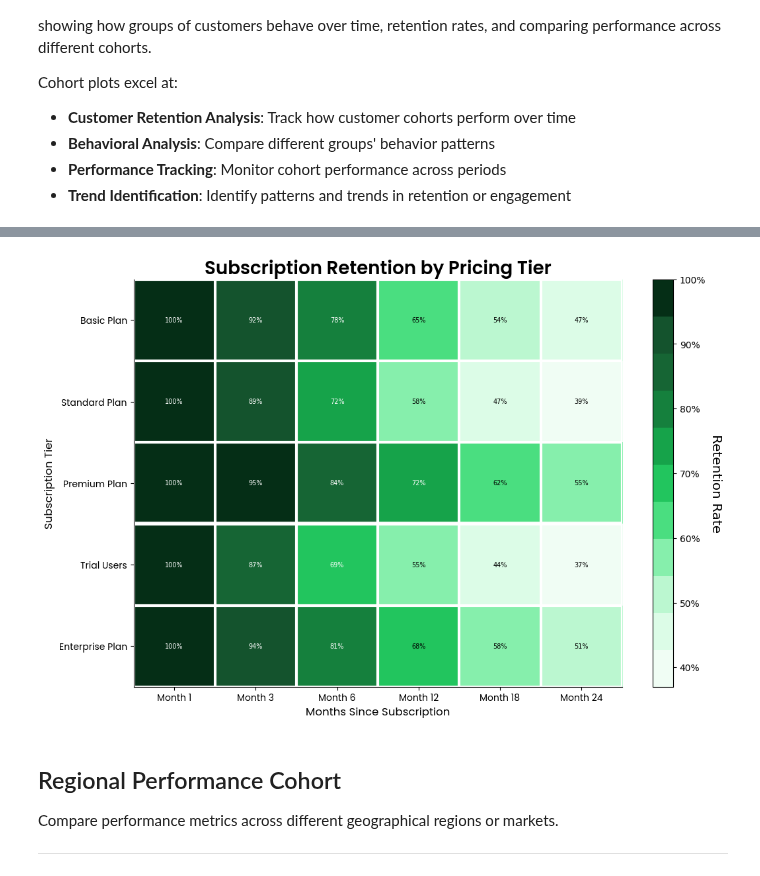
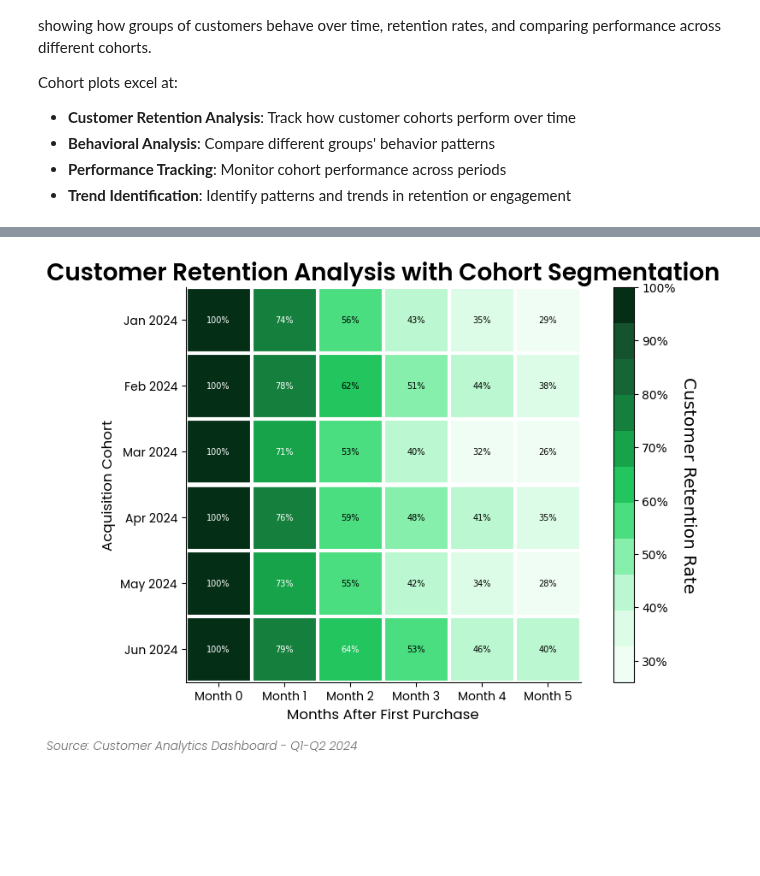
Before and after one commit to Data-Simply/pyretailscience, a Jupyter notebook: docs/gallery/plots/cohort.ipynb, the cells around one changed output, grey strips where cells are left out. Saved outputs shown, nothing was run; the diff lists cells and outputs as text; code cells hidden in the pictures; blank space fills up the shorter version.

```diff
--- a/docs/gallery/plots/cohort.ipynb
+++ b/docs/gallery/plots/cohort.ipynb
@@ -157,34 +89,29 @@ Monitor subscription retention rates across different pricing tiers or plans.
 # %%
-# Create sample subscription retention data
+# Create sample cohort data for advanced styling
 # fmt: off
-subscription_data = pd.DataFrame(
+advanced_data = pd.DataFrame(
     {
-        "Month 1": [1.00, 1.00, 1.00, 1.00, 1.00],
-        "Month 3": [0.92, 0.89, 0.95, 0.87, 0.94],
-        "Month 6": [0.78, 0.72, 0.84, 0.69, 0.81],
-        "Month 12": [0.65, 0.58, 0.72, 0.55, 0.68],
-        "Month 18": [0.54, 0.47, 0.62, 0.44, 0.58],
-        "Month 24": [0.47, 0.39, 0.55, 0.37, 0.51],
+        "Month 0": [1.00, 1.00, 1.00, 1.00, 1.00, 1.00],
+        "Month 1": [0.74, 0.78, 0.71, 0.76, 0.73, 0.79],
+        "Month 2": [0.56, 0.62, 0.53, 0.59, 0.55, 0.64],
+        "Month 3": [0.43, 0.51, 0.40, 0.48, 0.42, 0.53],
+        "Month 4": [0.35, 0.44, 0.32, 0.41, 0.34, 0.46],
+        "Month 5": [0.29, 0.38, 0.26, 0.35, 0.28, 0.40],
     },
-    index=["Basic Plan", "Standard Plan", "Premium Plan", "Trial Users", "Enterprise Plan"],
+    index=["Jan 2024", "Feb 2024", "Mar 2024", "Apr 2024", "May 2024", "Jun 2024"],
 )
 # fmt: on
 
 ax = cohort.plot(
-    subscription_data,
-    cbar_label="Retention Rate",
-    x_label="Months Since Subscription",
-    y_label="Subscription Tier",
-    title="Subscription Retention by Pricing Tier",
+    advanced_data,
+    cbar_label="Customer Retention Rate",
+    x_label="Months After First Purchase",
+    y_label="Acquisition Cohort",
+    title="Customer Retention Analysis with Cohort Segmentation",
     percentage=True,
-    figsize=(12, 8),
+    source_text="Source: Customer Analytics Dashboard - Q1-Q2 2024",
+    figsize=(10, 6),
 )
 plt.show()
 # %% [output]
-[figure, old version]
+[figure, new version]
-# %% [markdown]
-## Regional Performance Cohort
-
-Compare performance metrics across different geographical regions or markets.
-
----
```
Also changed, not shown: parts of 13 cells of this notebook.
